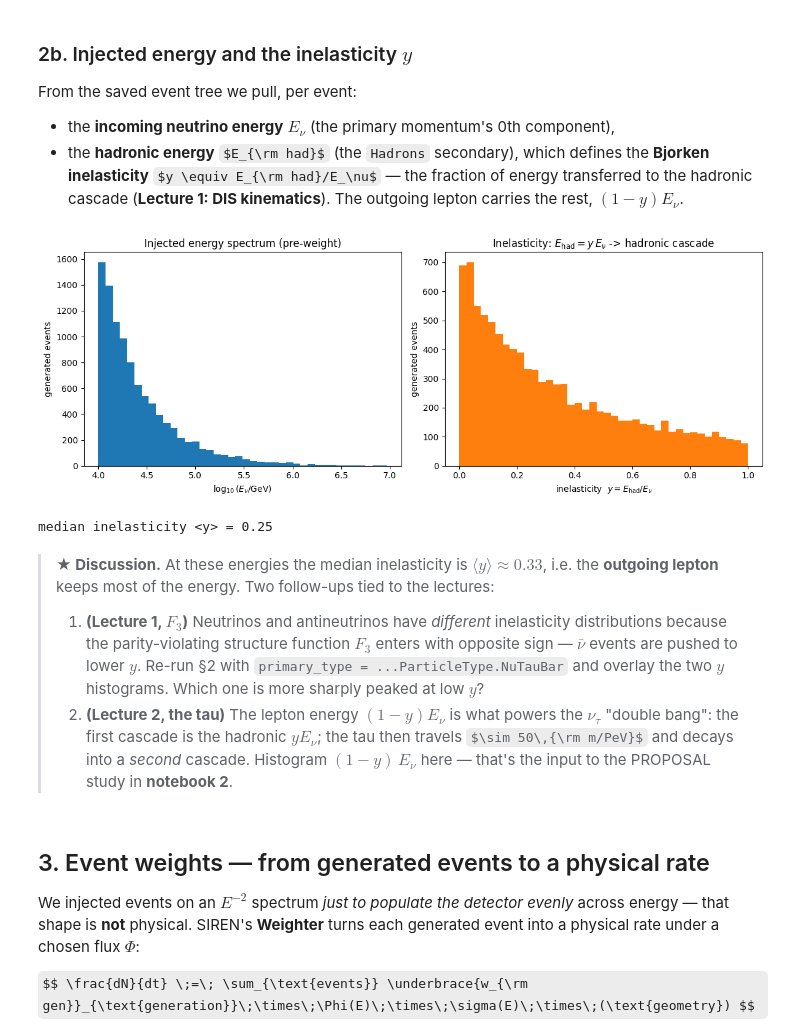
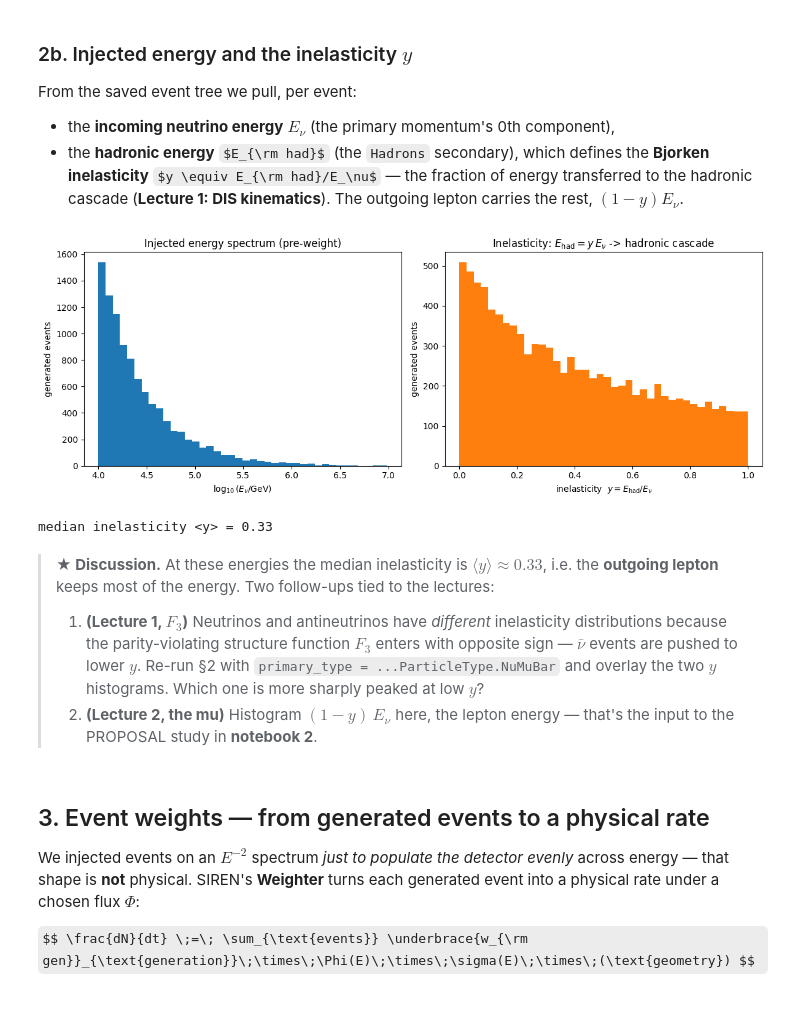
Before and after one commit to nickkamp1/CNP_Neutrino_Interactions, a Jupyter notebook: Lecture3_Simulation/1_SIREN_flux_injection_weights.ipynb, the cells around one changed output. Saved outputs shown, nothing was run; the diff lists cells and outputs as text; code cells hidden in the pictures; some formulas as TeX source; blank space fills up the shorter version.

```diff
--- a/Lecture3_Simulation/1_SIREN_flux_injection_weights.ipynb
+++ b/Lecture3_Simulation/1_SIREN_flux_injection_weights.ipynb
@@ -310,9 +312,9 @@ weighter.primary_physical_distributions = [
 # Save -> parquet (we skip the hdf5 and custom siren-event formats to keep it light)
 SaveEvents(events, weighter, gen_times,
            save_hdf5=False, save_siren_events=False,
-           output_filename="nutau_icecube")
+           output_filename="numu_icecube")
 
-data = ak.from_parquet("nutau_icecube.parquet")
+data = ak.from_parquet("numu_icecube.parquet")
 print("\nfields:", data.fields)
 # %% [output]
 fields: ['event_weight', 'event_gen_time', 'event_weight_time', 'num_interactions', 'vertex', 'in_fiducial', 'primary_type', 'target_type', 'num_secondaries', 'secondary_types', 'primary_momentum', 's ...
@@ -326,45 +328,42 @@ From the saved event tree we pull, per event:
   cascade (**Lecture 1: DIS kinematics**). The outgoing lepton carries the rest, $(1-y)E_\nu$.
 # %%
 HADRONS = -2000001006     # SIREN particle code for the hadronic system
-TAU     = 15              # TauMinus
 
 Enu, y = [], []
 for ie in range(len(data)):
     types = np.array(data["secondary_types"][ie][0])
     moms  = np.array(data["secondary_momenta"][ie][0])     # rows: [E, px, py, pz]
     E_nu  = np.array(data["primary_momentum"][ie][0])[0]
     E_had = moms[types == HADRONS][0][0]
     Enu.append(E_nu)
     y.append(E_had / E_nu)
 Enu = np.array(Enu); y = np.array(y)
 
 fig, ax = plt.subplots(1, 2, figsize=(12, 4.5))
 ax[0].hist(np.log10(Enu), bins=40, color="C0")
 ax[0].set_xlabel(r"$\log_{10}(E_\nu / {\rm GeV})$")
 ax[0].set_ylabel("generated events")
 ax[0].set_title("Injected energy spectrum (pre-weight)")
 
 ax[1].hist(y, bins=40, range=(0, 1), color="C1")
 ax[1].set_xlabel(r"inelasticity  $y = E_{\rm had}/E_\nu$")
 ax[1].set_ylabel("generated events")
 ax[1].set_title(r"Inelasticity: $E_{\rm had}=y\,E_\nu$ -> hadronic cascade")
 plt.tight_layout(); plt.show()
 
 print(f"median inelasticity <y> = {np.median(y):.2f}")
 # %% [output]
-[figure, old version]
+[figure, new version]
-median inelasticity <y> = 0.25
+median inelasticity <y> = 0.33
 # %% [markdown]
 > **★ Discussion.** At these energies the median inelasticity is $\langle y\rangle \approx 0.33$,
 > i.e. the **outgoing lepton** keeps most of the energy. Two follow-ups tied to the lectures:
 >
 > 1. **(Lecture 1, $F_3$)** Neutrinos and antineutrinos have *different* inelasticity distributions
 >    because the parity-violating structure function $F_3$ enters with opposite sign — $\bar\nu$
->    events are pushed to lower $y$. Re-run §2 with `primary_type = ...ParticleType.NuTauBar` and
+>    events are pushed to lower $y$. Re-run §2 with `primary_type = ...ParticleType.NuMuBar` and
 >    overlay the two $y$ histograms. Which one is more sharply peaked at low $y$?
-> 2. **(Lecture 2, the tau)** The lepton energy $(1-y)E_\nu$ is what powers the $\nu_\tau$ "double
->    bang": the first cascade is the hadronic $yE_\nu$; the tau then travels $\sim 50\,{\rm m/PeV}$
->    and decays into a *second* cascade. Histogram $(1-y)\,E_\nu$ here — that's the input to the
+> 2. **(Lecture 2, the mu)** Histogram $(1-y)\,E_\nu$ here, the lepton energy — that's the input to the
 >    PROPOSAL study in **notebook 2**.
 # %% [markdown]
 ## 3. Event weights — from generated events to a physical rate
```
Also changed, not shown: parts of 9 cells of this notebook.
